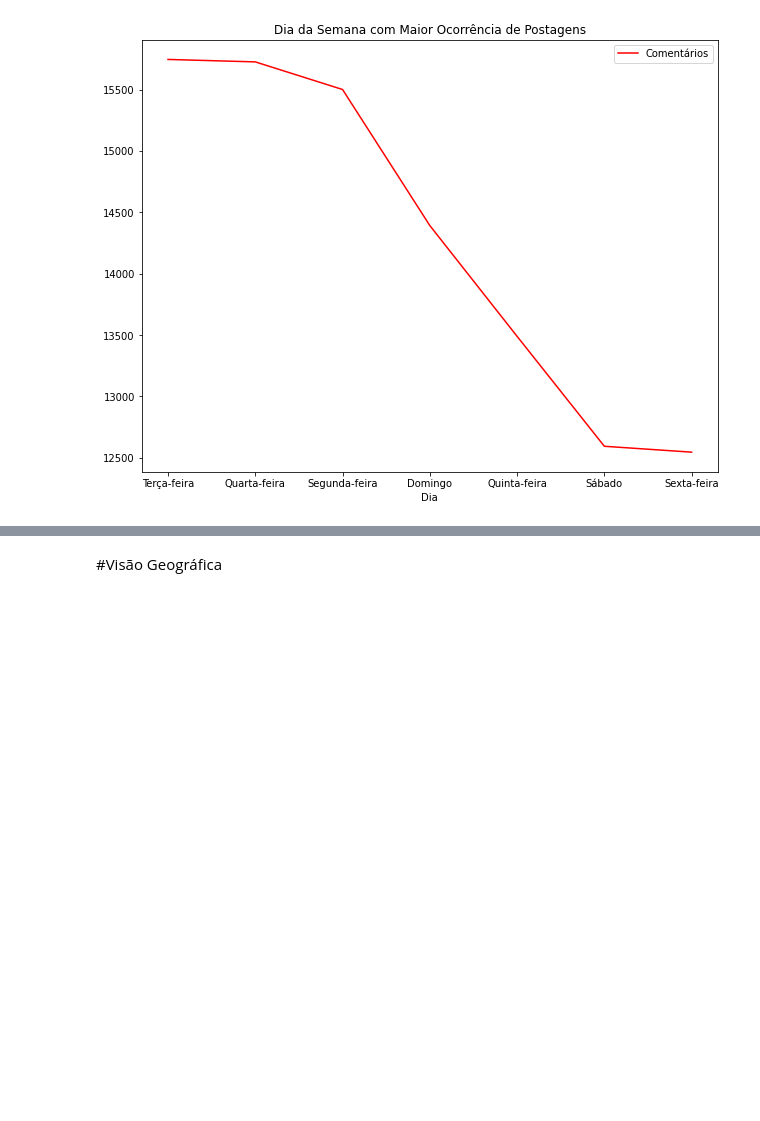
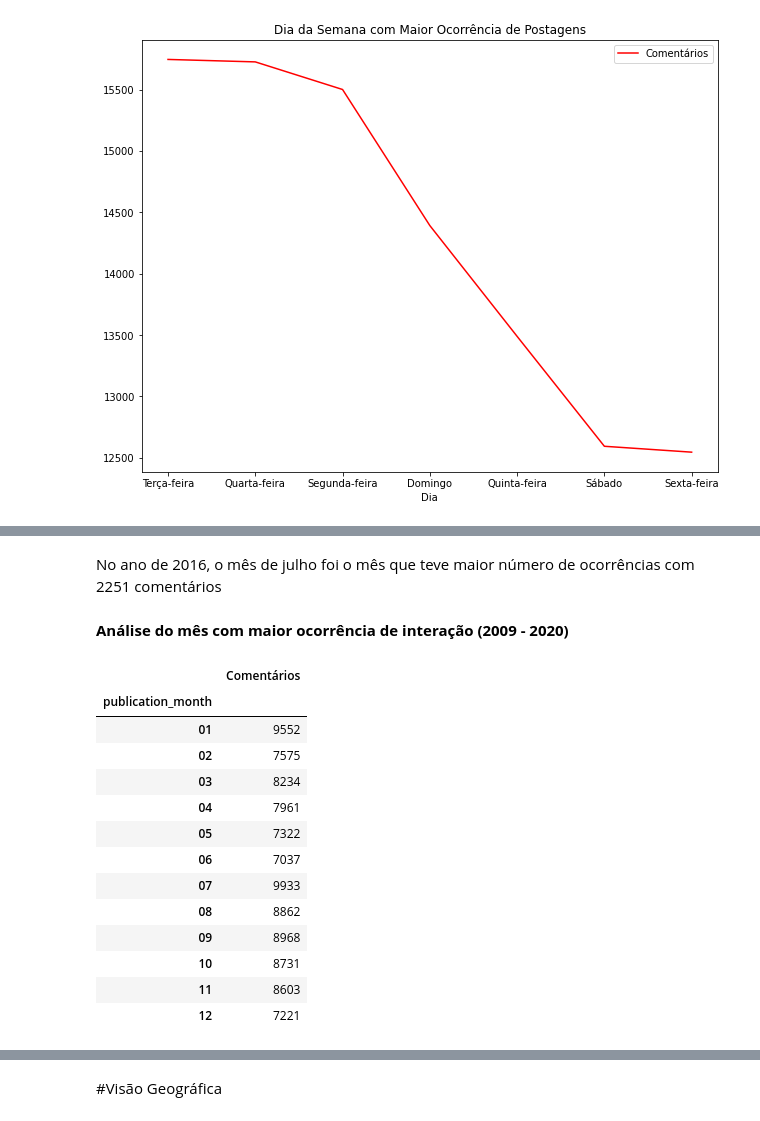
Before and after one commit to kidkmon/Sentiment-Analysis-TripAdvisor, a Jupyter notebook: Analise_sentimentos_TripAdvisor.ipynb, the cells around one changed output, grey strips where cells are left out. Saved outputs shown, nothing was run; the diff lists cells and outputs as text; code cells hidden in the pictures; blank space fills up the shorter version.

```diff
--- a/Analise_sentimentos_TripAdvisor.ipynb
+++ b/Analise_sentimentos_TripAdvisor.ipynb
@@ -620,0 +576,25 @@ sns.heatmap(flights, annot=True, fmt="d", linewidths=.5, ax=ax)
+# %% [markdown]
+No ano de 2016, o mês de julho foi o mês que teve maior número de ocorrências com 2251 comentários
+# %% [markdown]
+**Análise do mês com maior ocorrência de interação (2009 - 2020)**
+# %%
+#Gerando dados para análise - groupby
+res = df[['publication_month','reviewBody']].groupby('publication_month', sort=True).count()
+a = res.sort_values(['publication_month'], ascending=True)
+a.rename({"reviewBody": "Comentários"}, axis=1, inplace=True)
+a
+# %% [output]
+|  | Comentários |
+| publication_month |  |
+| 01 | 9552 |
+| 02 | 7575 |
+| 03 | 8234 |
+| 04 | 7961 |
+| 05 | 7322 |
+| 06 | 7037 |
+| 07 | 9933 |
+| 08 | 8862 |
+| 09 | 8968 |
+| 10 | 8731 |
+| 11 | 8603 |
+| 12 | 7221 |
```
Also changed, not shown: parts of 28 cells of this notebook.
